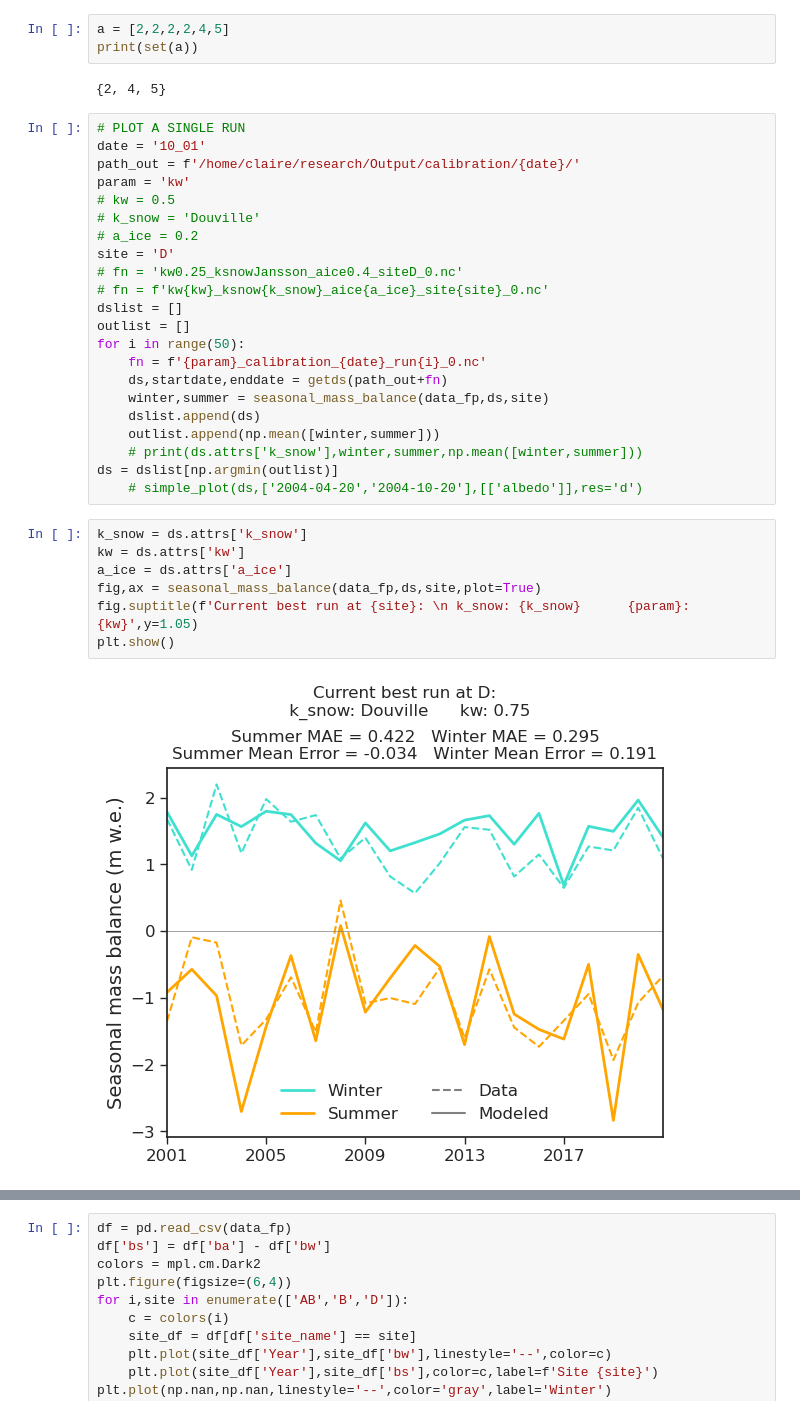
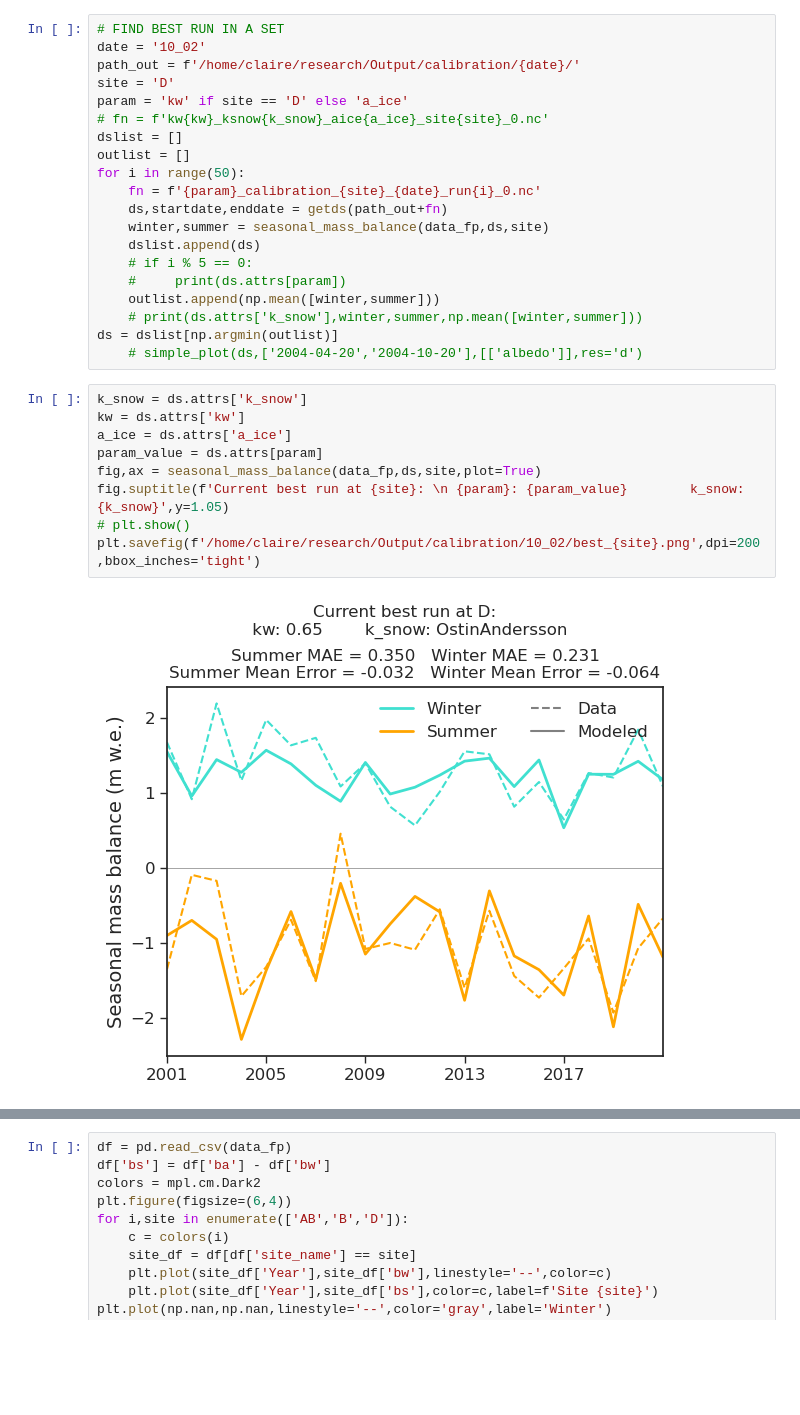
Before and after one commit to clairevwilson/PyGEM-EB, a Jupyter notebook: calibration_plotting.ipynb, the cells around one changed output, grey strips where cells are left out. Saved outputs shown, nothing was run; the diff lists cells and outputs as text; blank space fills up the shorter version.

```diff
--- a/calibration_plotting.ipynb
+++ b/calibration_plotting.ipynb
@@ -15,26 +11,19 @@ The autoreload extension is already loaded. To reload it, use:
-# %%
-a = [2,2,2,2,4,5]
-print(set(a))
-# %% [output]
-{2, 4, 5}
 # %%
-# PLOT A SINGLE RUN
-date = '10_01'
+# FIND BEST RUN IN A SET
+date = '10_02'
 path_out = f'/home/claire/research/Output/calibration/{date}/'
-param = 'kw'
-# kw = 0.5
-# k_snow = 'Douville'
-# a_ice = 0.2
 site = 'D'
-# fn = 'kw0.25_ksnowJansson_aice0.4_siteD_0.nc'
+param = 'kw' if site == 'D' else 'a_ice'
 # fn = f'kw{kw}_ksnow{k_snow}_aice{a_ice}_site{site}_0.nc'
 dslist = []
 outlist = []
 for i in range(50):
-    fn = f'{param}_calibration_{date}_run{i}_0.nc'
+    fn = f'{param}_calibration_{site}_{date}_run{i}_0.nc'
     ds,startdate,enddate = getds(path_out+fn)
     winter,summer = seasonal_mass_balance(data_fp,ds,site)
     dslist.append(ds)
+    # if i % 5 == 0:
+    #     print(ds.attrs[param])
     outlist.append(np.mean([winter,summer]))
     # print(ds.attrs['k_snow'],winter,summer,np.mean([winter,summer]))
 ds = dslist[np.argmin(outlist)]
@@ -42,9 +31,11 @@ ds = dslist[np.argmin(outlist)]
 # %%
 k_snow = ds.attrs['k_snow']
 kw = ds.attrs['kw']
 a_ice = ds.attrs['a_ice']
+param_value = ds.attrs[param]
 fig,ax = seasonal_mass_balance(data_fp,ds,site,plot=True)
-fig.suptitle(f'Current best run at {site}: \n k_snow: {k_snow}      {param}: {kw}',y=1.05)
-plt.show()
+fig.suptitle(f'Current best run at {site}: \n {param}: {param_value}        k_snow: {k_snow}',y=1.05)
+# plt.show()
+plt.savefig(f'/home/claire/research/Output/calibration/10_02/best_{site}.png',dpi=200,bbox_inches='tight')
 # %% [output]
-[figure, old version]
+[figure, new version]
```
Also changed, not shown: parts of 13 cells of this notebook, 10 other files.
